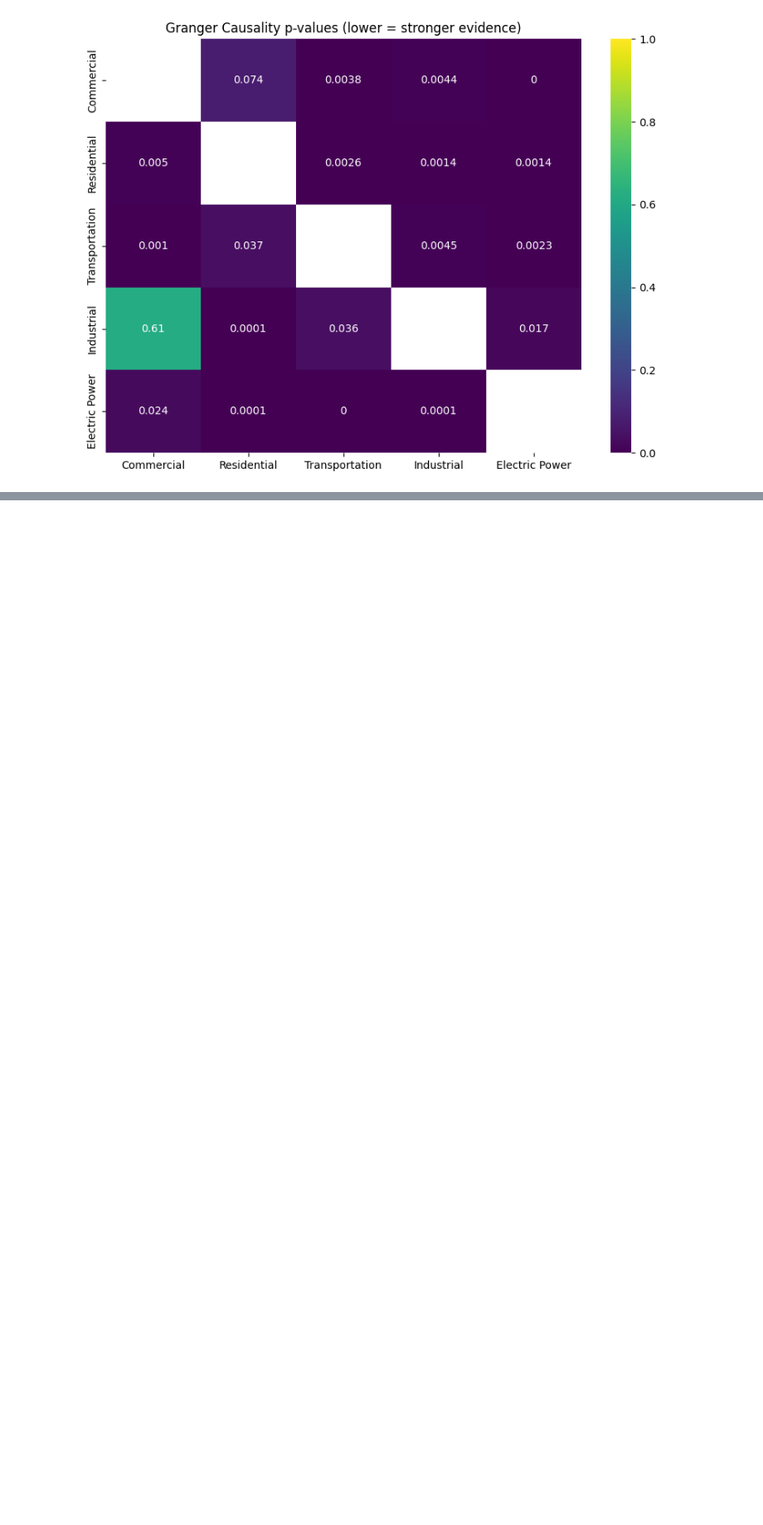
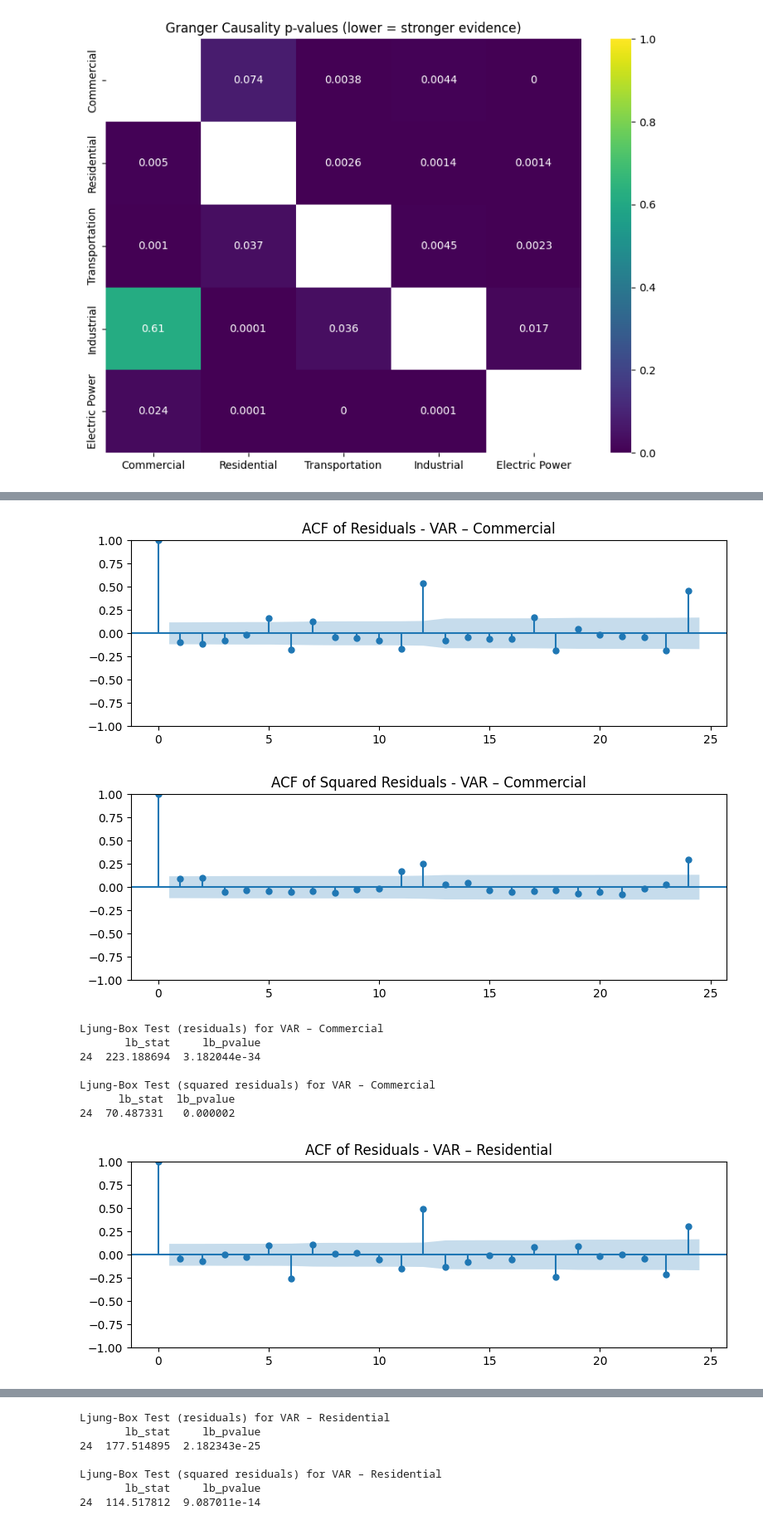
Before and after one commit to leilacielok/time-series-forecasting, a Jupyter notebook: analysis_plots.ipynb, the cells around one changed output, grey strips where cells are left out. Shown at 83% size. Saved outputs shown, nothing was run; the diff lists cells and outputs as text; code cells hidden in the pictures; blank space fills up the shorter version.

```diff
--- a/analysis_plots.ipynb
+++ b/analysis_plots.ipynb
@@ -761,0 +1045,48 @@ Columns: ['Commercial', 'Residential', 'Transportation', 'Industrial', 'Electric
+# %%
+## VAR DIAGNOSTICS
+# Reesiduals, squared residuals, Ljung box
+import matplotlib.pyplot as plt
+import statsmodels.api as sm
+from statsmodels.stats.diagnostic import acorr_ljungbox
+
+def residual_diagnostics(resid, model_name="", lags=24):
+    resid = resid.dropna()
+
+    # === ACF residui normali ===
+    fig, ax = plt.subplots(figsize=(8, 3))
+    sm.graphics.tsa.plot_acf(resid, lags=lags, ax=ax)
+    ax.set_title(f"ACF of Residuals - {model_name}")
+    plt.tight_layout()
+    plt.show()
+
+    # === ACF residui al quadrato ===
+    fig, ax = plt.subplots(figsize=(8, 3))
+    sm.graphics.tsa.plot_acf(resid**2, lags=lags, ax=ax)
+    ax.set_title(f"ACF of Squared Residuals - {model_name}")
+    plt.tight_layout()
+    plt.show()
+
+    # === Ljung-Box test sui residui ===
+    lb_raw = acorr_ljungbox(resid, lags=[lags], return_df=True)
+    lb_sq  = acorr_ljungbox(resid**2, lags=[lags], return_df=True)
+
+    print(f"Ljung-Box Test (residuals) for {model_name}")
+    print(lb_raw)
+    print()
+    print(f"Ljung-Box Test (squared residuals) for {model_name}")
+    print(lb_sq)
+# %%
+residuals = res.resid
+for col in residuals.columns:
+    residual_diagnostics(residuals[col], model_name=f"VAR – {col}", lags=24)
+# %% [output]
+[figure, added]
+[figure, added]
+Ljung-Box Test (residuals) for VAR – Commercial
+       lb_stat     lb_pvalue
+24  223.188694  3.182044e-34
+
+Ljung-Box Test (squared residuals) for VAR – Commercial
+      lb_stat  lb_pvalue
+24  70.487331   0.000002
+[figure, added]
@@ -761,0 +1094,7 @@ Columns: ['Commercial', 'Residential', 'Transportation', 'Industrial', 'Electric
+Ljung-Box Test (residuals) for VAR – Residential
+       lb_stat     lb_pvalue
+24  177.514895  2.182343e-25
+
+Ljung-Box Test (squared residuals) for VAR – Residential
+       lb_stat     lb_pvalue
+24  114.517812  9.087011e-14
```
Also changed, not shown: parts of 33 cells of this notebook, 5 other files.
